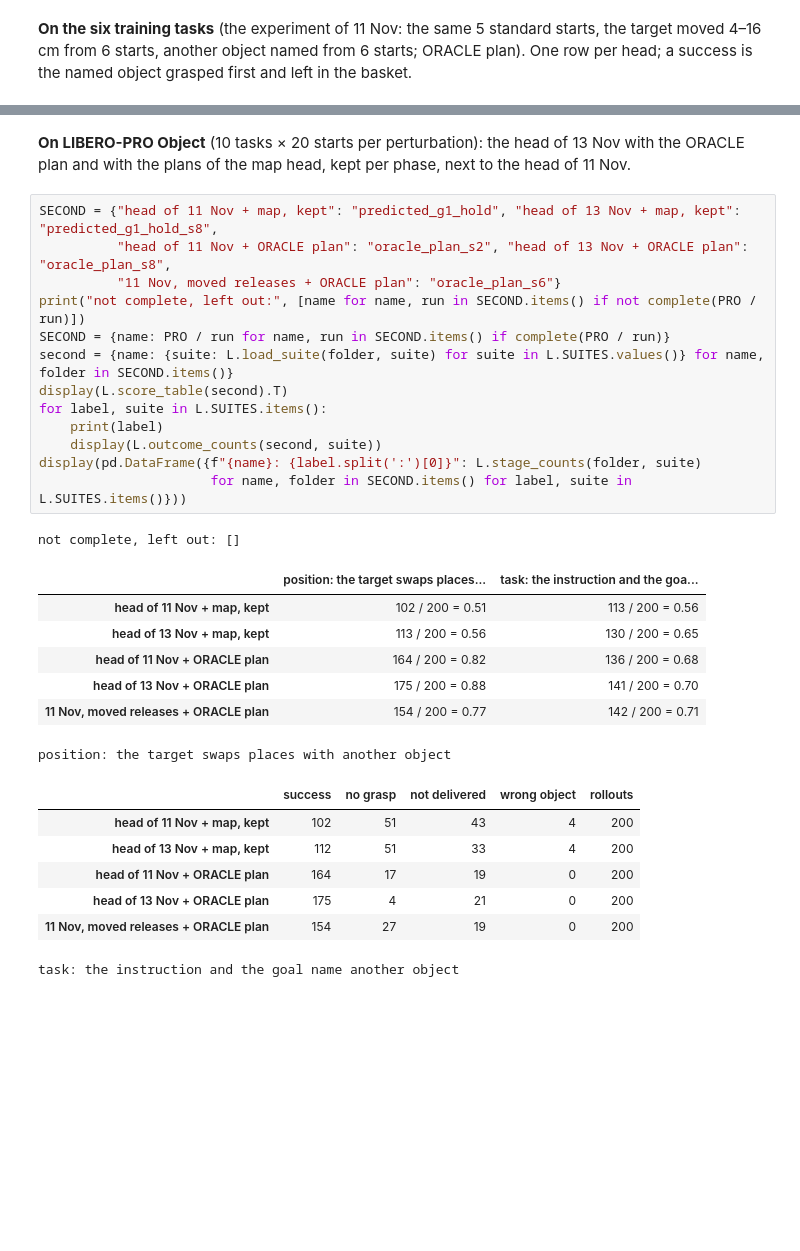
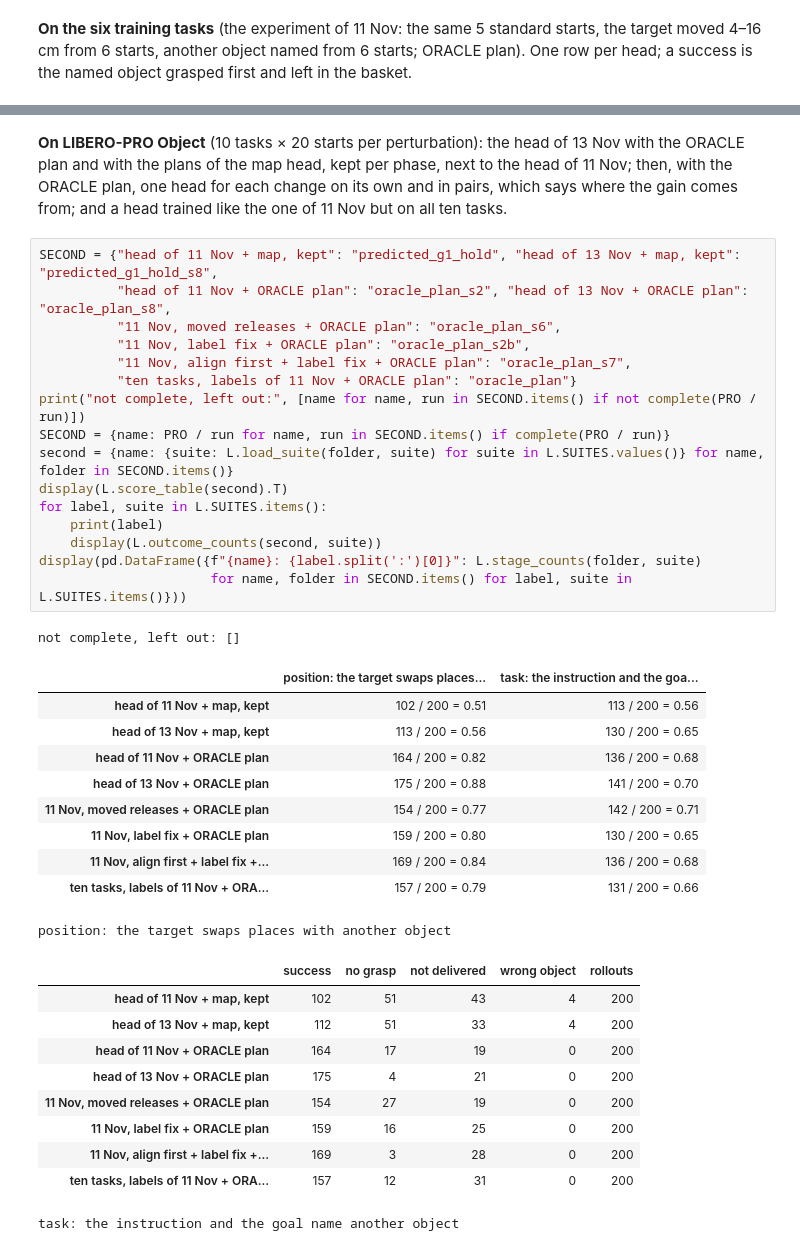
Before and after one commit to zniihgnexy/affordance-vla, a Jupyter notebook: report/2026-11-13_plan_predictor.ipynb, the cells around one changed output, grey strips where cells are left out. Cells and saved outputs as stored; diff of their text form; blank space fills up the shorter version.

```diff
--- a/report/2026-11-13_plan_predictor.ipynb
+++ b/report/2026-11-13_plan_predictor.ipynb
@@ -357,35 +362,44 @@ another object named
 | align first, label fix | 30 | 25 | 0 | 27 | 19 | ... |
 | 13 Nov: align first + moved relea... | 30 | 26 | 0 | 26 | 22 | ... |
 # %% [markdown]
-**On LIBERO-PRO Object** (10 tasks × 20 starts per perturbation): the head of 13 Nov with the ORACLE plan and with the plans of the map head, kept per phase, next to the head of 11 Nov.
+**On LIBERO-PRO Object** (10 tasks × 20 starts per perturbation): the head of 13 Nov with the ORACLE plan and with the plans of the map head, kept per phase, next to the head of 11 Nov; then, with the ORACLE plan, one head for each change on its own and in pairs, which says where the gain comes from; and a head trained like the one of 11 Nov but on all ten tasks.
 # %%
 SECOND = {"head of 11 Nov + map, kept": "predicted_g1_hold", "head of 13 Nov + map, kept": "predicted_g1_hold_s8",
           "head of 11 Nov + ORACLE plan": "oracle_plan_s2", "head of 13 Nov + ORACLE plan": "oracle_plan_s8",
-          "11 Nov, moved releases + ORACLE plan": "oracle_plan_s6"}
+          "11 Nov, moved releases + ORACLE plan": "oracle_plan_s6",
+          "11 Nov, label fix + ORACLE plan": "oracle_plan_s2b",
+          "11 Nov, align first + label fix + ORACLE plan": "oracle_plan_s7",
+          "ten tasks, labels of 11 Nov + ORACLE plan": "oracle_plan"}
 print("not complete, left out:", [name for name, run in SECOND.items() if not complete(PRO / run)])
 SECOND = {name: PRO / run for name, run in SECOND.items() if complete(PRO / run)}
 second = {name: {suite: L.load_suite(folder, suite) for suite in L.SUITES.values()} for name, folder in SECOND.items()}
 display(L.score_table(second).T)
 for label, suite in L.SUITES.items():
     print(label)
     display(L.outcome_counts(second, suite))
 display(pd.DataFrame({f"{name}: {label.split(':')[0]}": L.stage_counts(folder, suite)
                       for name, folder in SECOND.items() for label, suite in L.SUITES.items()}))
 # %% [output]
 not complete, left out: []
 |  | position: the target swaps places... | task: the instruction and the goa... |
 | head of 11 Nov + map, kept | 102 / 200 = 0.51 | 113 / 200 = 0.56 |
 | head of 13 Nov + map, kept | 113 / 200 = 0.56 | 130 / 200 = 0.65 |
 | head of 11 Nov + ORACLE plan | 164 / 200 = 0.82 | 136 / 200 = 0.68 |
 | head of 13 Nov + ORACLE plan | 175 / 200 = 0.88 | 141 / 200 = 0.70 |
 | 11 Nov, moved releases + ORACLE plan | 154 / 200 = 0.77 | 142 / 200 = 0.71 |
+| 11 Nov, label fix + ORACLE plan | 159 / 200 = 0.80 | 130 / 200 = 0.65 |
+| 11 Nov, align first + label fix +... | 169 / 200 = 0.84 | 136 / 200 = 0.68 |
+| ten tasks, labels of 11 Nov + ORA... | 157 / 200 = 0.79 | 131 / 200 = 0.66 |
 position: the target swaps places with another object
 |  | success | no grasp | not delivered | wrong object | rollouts |
 | head of 11 Nov + map, kept | 102 | 51 | 43 | 4 | 200 |
 | head of 13 Nov + map, kept | 112 | 51 | 33 | 4 | 200 |
 | head of 11 Nov + ORACLE plan | 164 | 17 | 19 | 0 | 200 |
 | head of 13 Nov + ORACLE plan | 175 | 4 | 21 | 0 | 200 |
 | 11 Nov, moved releases + ORACLE plan | 154 | 27 | 19 | 0 | 200 |
+| 11 Nov, label fix + ORACLE plan | 159 | 16 | 25 | 0 | 200 |
+| 11 Nov, align first + label fix +... | 169 | 3 | 28 | 0 | 200 |
+| ten tasks, labels of 11 Nov + ORA... | 157 | 12 | 31 | 0 | 200 |
 task: the instruction and the goal name another object
 |  | success | no grasp | not delivered | wrong object | rollouts |
 | head of 11 Nov + map, kept | 113 | 41 | 34 | 12 | 200 |
```
Also changed, not shown: parts of 9 cells of this notebook, 4 other files.
